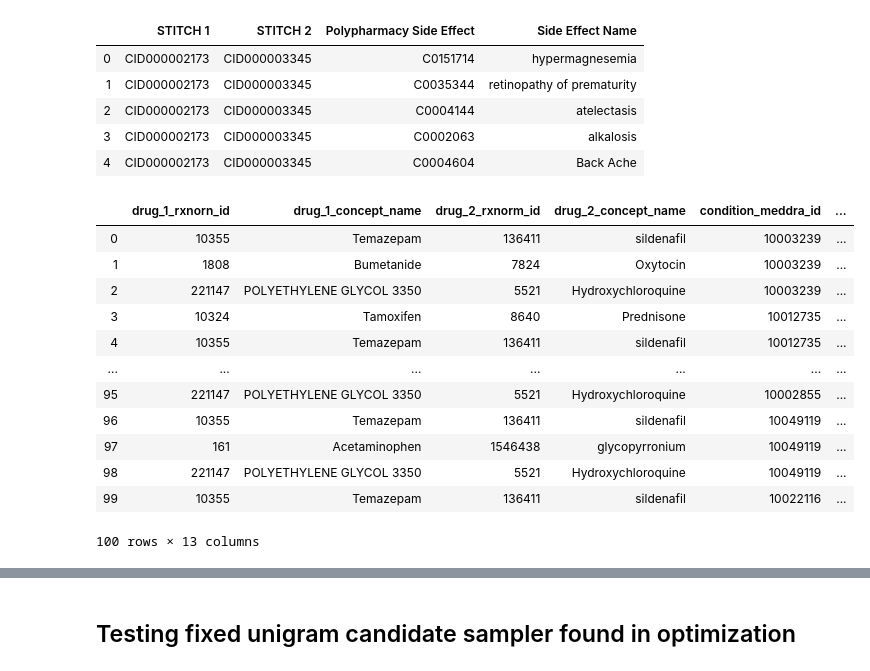
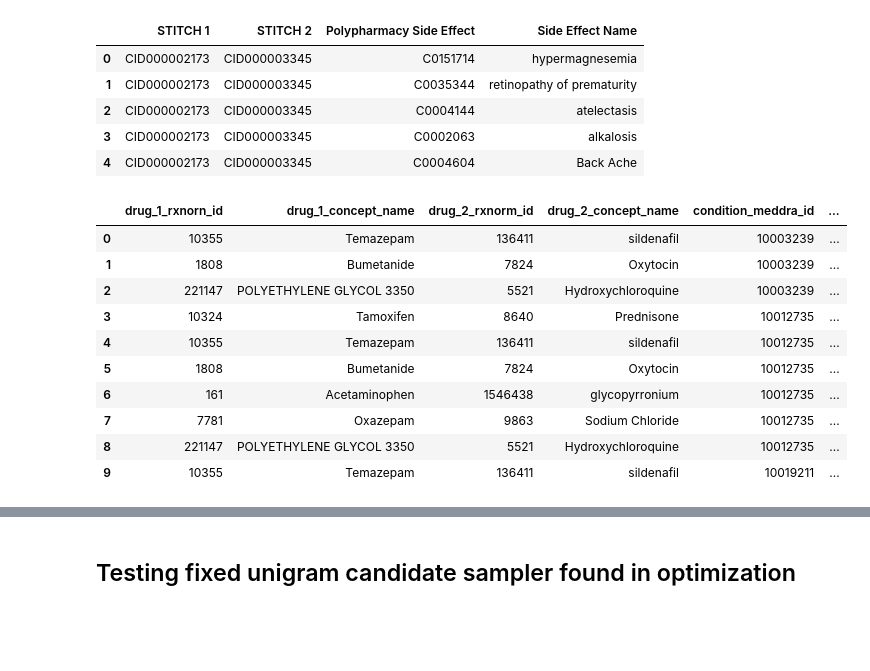
Before and after one commit to diitaz93/Master-Thesis, a Jupyter notebook: sandbox.ipynb, the cells around one changed output, grey strips where cells are left out. Cells and saved outputs as stored; diff of their text form; code cells hidden in the pictures; blank space fills up the shorter version.

```diff
--- a/sandbox.ipynb
+++ b/sandbox.ipynb
@@ -42,4 +67,5 @@ from itertools import product
 # %% [markdown]
 # TWOSIDES
 # %%
-DF = pd.read_csv('../Thesis_datasets/TWOSIDES/small.csv',sep=',')
+DF = pd.read_csv('../Thesis_datasets/TWOSIDES/small.csv',sep=',',usecols=[0,1,2,3,4,5])
+DEC = pd.read_csv('data/original_data/bio-decagon-combo.csv',sep=',')
@@ -55,18 +79,16 @@ DEC.head()
 | 3 | CID000002173 | CID000003345 | C0002063 | alkalosis |
 | 4 | CID000002173 | CID000003345 | C0004604 | Back Ache |
 # %%
-DF
+DF.head(10)
 # %% [output]
 |  | drug_1_rxnorn_id | drug_1_concept_name | drug_2_rxnorm_id | drug_2_concept_name | condition_meddra_id | ... |
 | 0 | 10355 | Temazepam | 136411 | sildenafil | 10003239 | ... |
 | 1 | 1808 | Bumetanide | 7824 | Oxytocin | 10003239 | ... |
 | 2 | 221147 | POLYETHYLENE GLYCOL 3350 | 5521 | Hydroxychloroquine | 10003239 | ... |
 | 3 | 10324 | Tamoxifen | 8640 | Prednisone | 10012735 | ... |
 | 4 | 10355 | Temazepam | 136411 | sildenafil | 10012735 | ... |
-| ... | ... | ... | ... | ... | ... | ... |
-| 95 | 221147 | POLYETHYLENE GLYCOL 3350 | 5521 | Hydroxychloroquine | 10002855 | ... |
-| 96 | 10355 | Temazepam | 136411 | sildenafil | 10049119 | ... |
-| 97 | 161 | Acetaminophen | 1546438 | glycopyrronium | 10049119 | ... |
-| 98 | 221147 | POLYETHYLENE GLYCOL 3350 | 5521 | Hydroxychloroquine | 10049119 | ... |
-| 99 | 10355 | Temazepam | 136411 | sildenafil | 10022116 | ... |
+| 5 | 1808 | Bumetanide | 7824 | Oxytocin | 10012735 | ... |
+| 6 | 161 | Acetaminophen | 1546438 | glycopyrronium | 10012735 | ... |
+| 7 | 7781 | Oxazepam | 9863 | Sodium Chloride | 10012735 | ... |
+| 8 | 221147 | POLYETHYLENE GLYCOL 3350 | 5521 | Hydroxychloroquine | 10012735 | ... |
+| 9 | 10355 | Temazepam | 136411 | sildenafil | 10019211 | ... |
-100 rows × 13 columns
```
Also changed, not shown: parts of 22 cells of this notebook, 4 other files.
